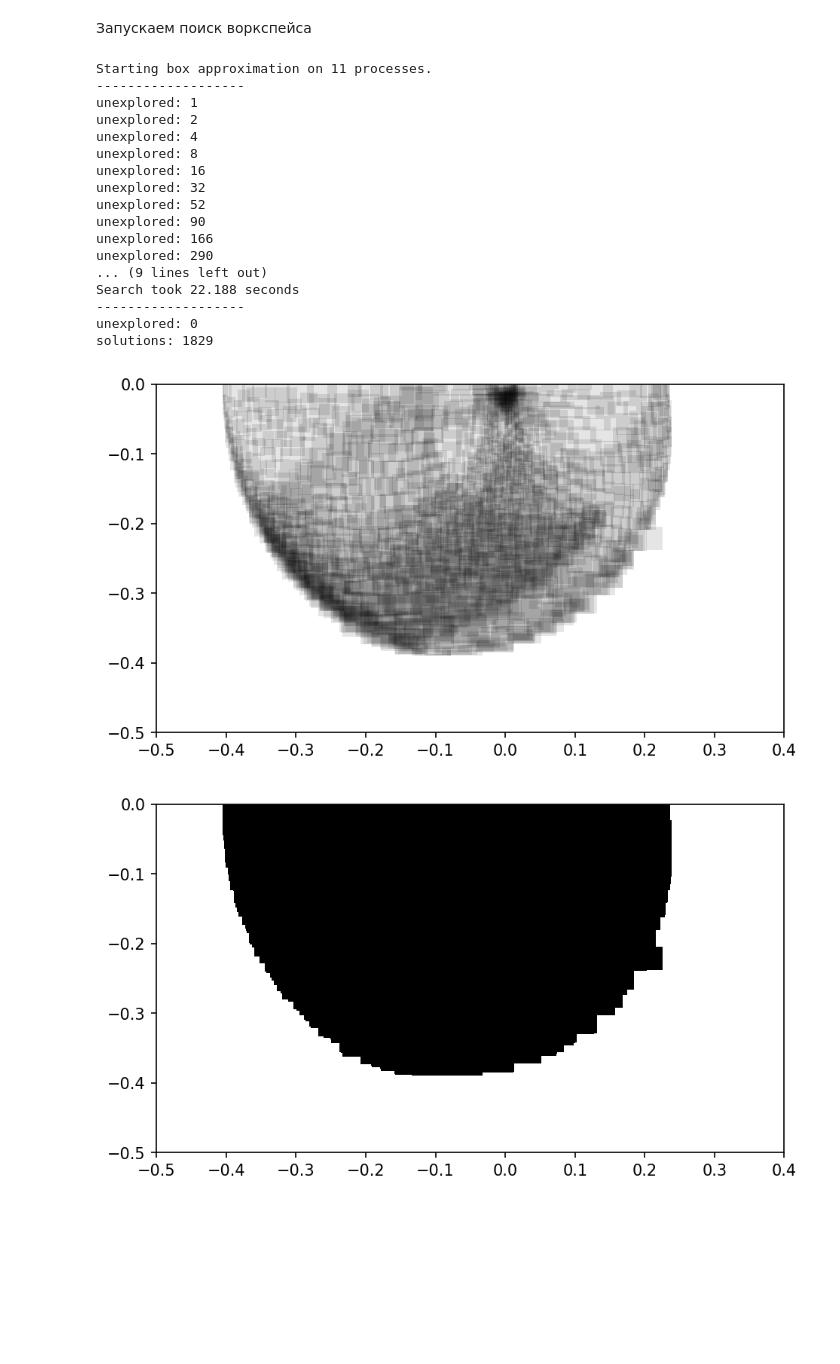
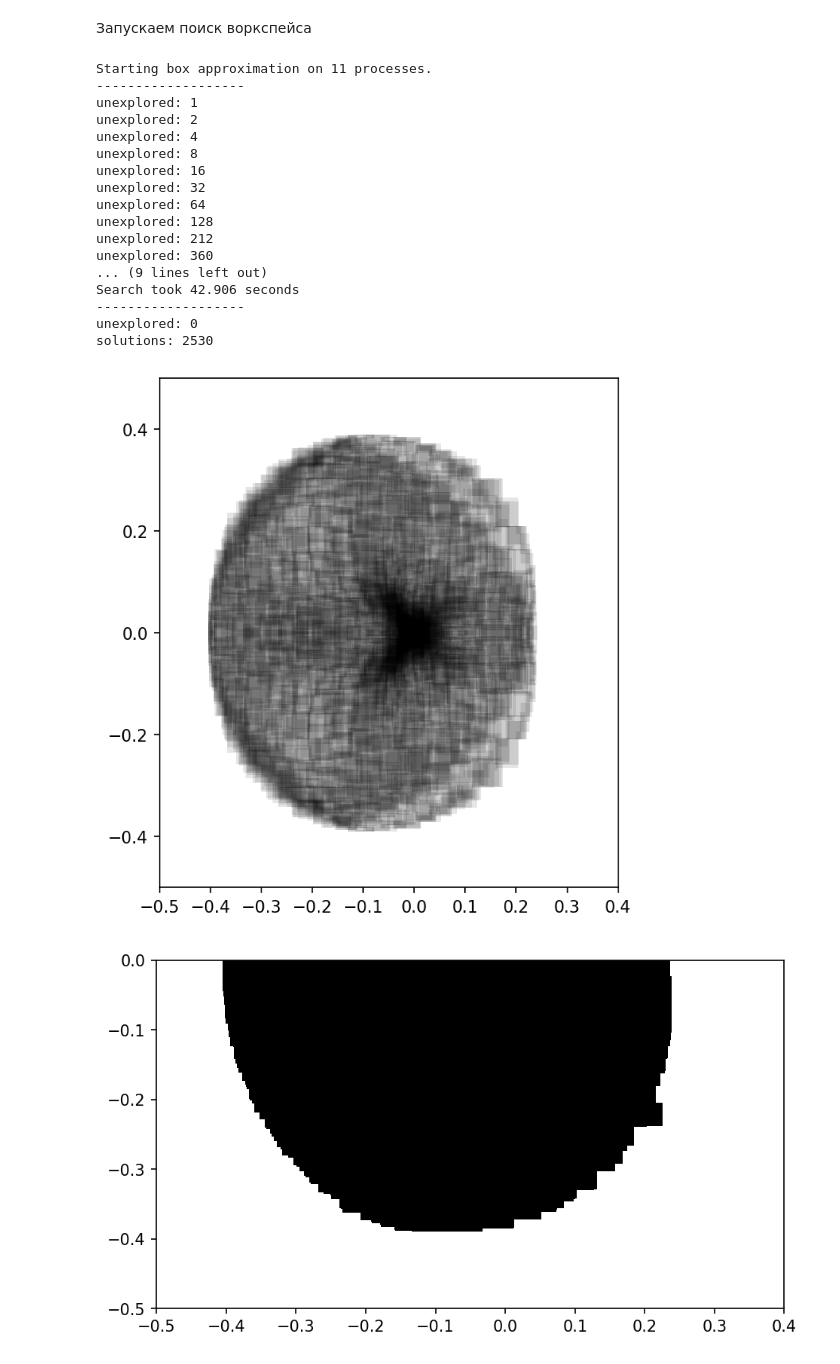
Before and after one commit to LicAiBeerLab/auto-robotics-design, a Jupyter notebook: testing_ground/singular_hell/5bar_boxing.ipynb, the cells around one changed output. Cells and saved outputs as stored; diff of their text form; code cells hidden in the pictures; blank space fills up the shorter version.

```diff
--- a/testing_ground/singular_hell/5bar_boxing.ipynb
+++ b/testing_ground/singular_hell/5bar_boxing.ipynb
@@ -73,6 +76,10 @@ for l in kinematic_graph.nodes():
     print(l.name, mr.TransToRp(l.frame))
     # print(next(iter(l.joints)).jp.r)
 
+for j in kinematic_graph.joint_graph.nodes():
+    if not kinematic_graph.EE in j.links:
+        print([l.name for l in list(j.links)])
+
 draw_link_frames(kinematic_graph)
 draw_links(kinematic_graph, graph)
 # %% [output]
@@ -173,7 +179,7 @@ True
 # rxb = np.array([-1.5,1.5])
 # ryb = np.array([-1.5,0.])
 rxb = np.array([-.5,.4])
-ryb = np.array([-.5,0.])
+ryb = np.array([-.5,0.5])
 
 un_b = np.array([-1., 1.])
 
@@ -416,7 +422,7 @@ cross_triplets = []
 # threshold_s = [0.5]
 # threshold_s = B[:,1]-B[:,0]
 # threshold_s[(-2,-1),] /= 15 #15 #40
-threshold_s = {24: 0.9/15, 25: 0.5/15}
+threshold_s = {24: 0.9/15, 25: 2*0.5/15}
 
 P=[B]
 # sols = box_serial(P, A_eq, b_eq, sqr_pairs, cross_triplets, threshold_s)
@@ -432,41 +438,41 @@ unexplored: 4
 unexplored: 8
 unexplored: 16
 unexplored: 32
-unexplored: 52
-unexplored: 90
-unexplored: 166
-unexplored: 290
+unexplored: 64
+unexplored: 128
+unexplored: 212
+unexplored: 360
 ... (9 lines left out)
-Search took 22.188 seconds
+Search took 42.906 seconds
 -------------------
 unexplored: 0
-solutions: 1829
+solutions: 2530
 # %%
 xl = np.array([-.5,.4])
-yl = np.array([-.5,0.])
+yl = np.array([-.5,0.5])
 
 fig = plt.figure(dpi=150)
 ax = plt.gca()
 
 #TODO ПОМНИМ ЧТО БЫВАЕТ НАХОДИТ РЕШЕНИЯ В КОРОБКЕ С некоторыми НУЛЕВЫМИ СТОРОНАМИ
 x_ind = -2
 y_ind = -1
 
 for b in sols:#[::30]:
     # print(b)
     xlb, xub = b[x_ind,0], b[x_ind,1]
     ylb, yub = b[y_ind,0], b[y_ind,1]
     ax.add_patch(Rectangle((xlb,ylb),xub-xlb,yub-ylb,linewidth=1/2,edgecolor='none',facecolor='k',alpha=.1))
 
 plt.xlim(xl)
 plt.ylim(yl)
 
 ax.set_aspect(1)
 plt.tight_layout()
 
 plt.show()
 # %% [output]
-[figure, old version]
+[figure, new version]
 # %%
 xl = np.array([-.5,.4])
 yl = np.array([-.5,0.])
```
Also changed, not shown: parts of 8 cells of this notebook, 2 other files.
